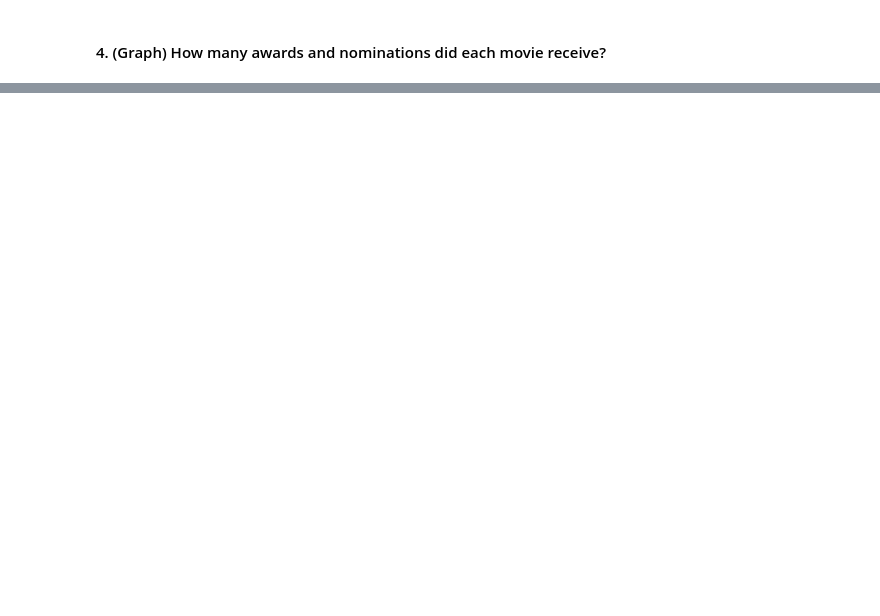
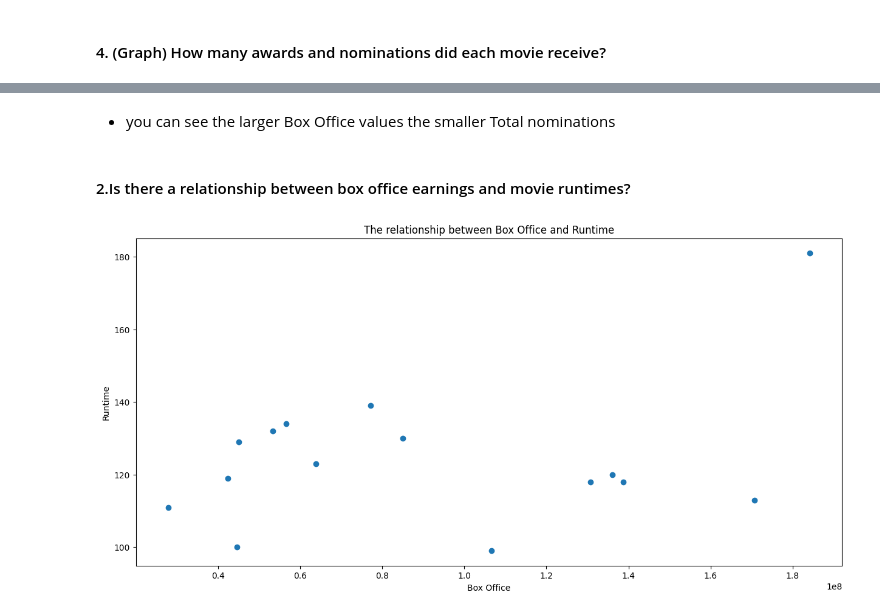
Before and after one commit to cuongdoduy/Movie-API-Analysis, a Jupyter notebook: Movie_Analysis.ipynb, the cells around one changed output, grey strips where cells are left out. Saved outputs shown, nothing was run; the diff lists cells and outputs as text; code cells hidden in the pictures; blank space fills up the shorter version.

```diff
--- a/Movie_Analysis.ipynb
+++ b/Movie_Analysis.ipynb
@@ -62,0 +92,13 @@ plt.title('Number of Award Wins and Award Nominations Each Movie Won', fontsize=
+# %% [markdown]
+- you can see the larger Box Office values the smaller Total nominations
+# %% [markdown]
+#### 2.Is there a relationship between box office earnings and movie runtimes?
+# %%
+plt.figure(figsize=[15,7])
+plt.scatter(movie['Box Office'], movie['Runtime'])
+plt.title('The relationship between Box Office and Runtime')
+plt.xlabel('Box Office')
+plt.ylabel('Runtime')
+plt.show()
+# %% [output]
+[figure, added]
```
Also changed, not shown: parts of 15 cells of this notebook, 1 other file.
